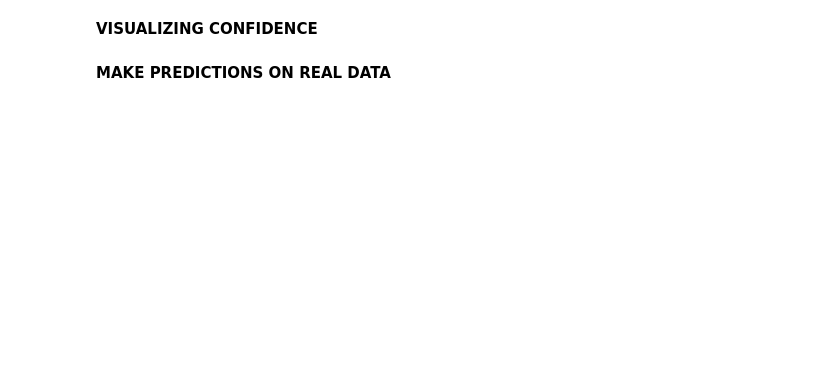
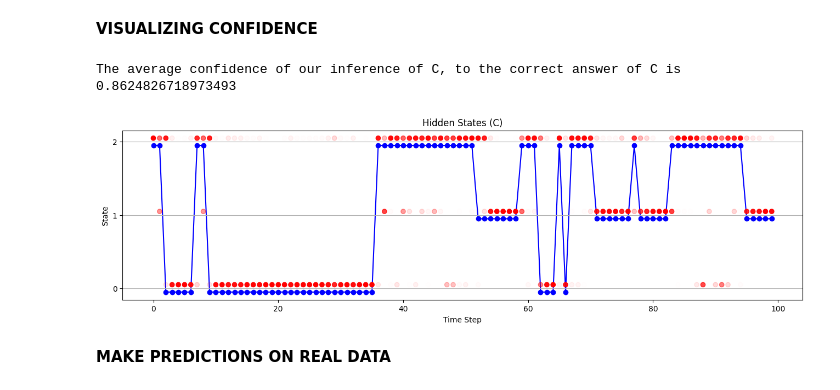
Before and after one commit to JulianBarraganG/modcom, a Jupyter notebook: forward_simulation.ipynb, the cells around one changed output. Saved outputs shown, nothing was run; the diff lists cells and outputs as text; code cells hidden in the pictures; blank space fills up the shorter version.

Commit message:
finished visualizing

```diff
--- a/forward_simulation.ipynb
+++ b/forward_simulation.ipynb
@@ -232,16 +260,24 @@ print(accuracy_score(pred_c, C))
 # %% [markdown]
 **VISUALIZING CONFIDENCE**
 # %%
+n = 10
+T = 100
+C, Z, X = forward_sim(n, T)
+C_conf = forward(X)
+print("The average confidence of our inference of C, to the correct answer of C is " + str(calc_confidence_of_C(C_conf, C)))
 plt.figure(figsize=(16, 4))
 # Plot hidden states (C)
 for i in range(3):  # Iterate over possible values 0, 1, 2
-    plt.scatter(range(T), [i+0.05] * T,  c='red', alpha=C_inferred[:, i])
+    plt.scatter(range(T), [i+0.05] * T,  c='red', alpha=C_conf[:, i])
 plt.plot(range(T), C-0.05, marker='o', color='blue', zorder = 0)
 plt.title('Hidden States (C)')
 plt.xlabel('Time Step')
 plt.ylabel('State')
 plt.yticks([0, 1, 2])
 plt.grid(True, axis='y')  # Only grid lines on the y-axis
+# %% [output]
+The average confidence of our inference of C, to the correct answer of C is 0.8624826718973493
+[figure, added]
 # %% [markdown]
 **MAKE PREDICTIONS ON REAL DATA**
 # %%
```
Also changed, not shown: parts of 8 cells of this notebook, 1 other file.
